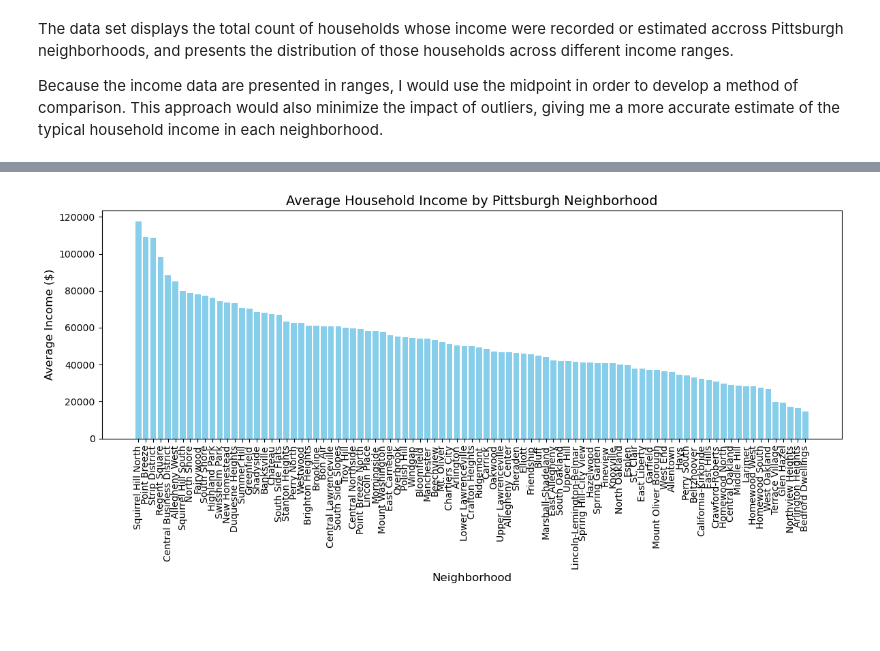
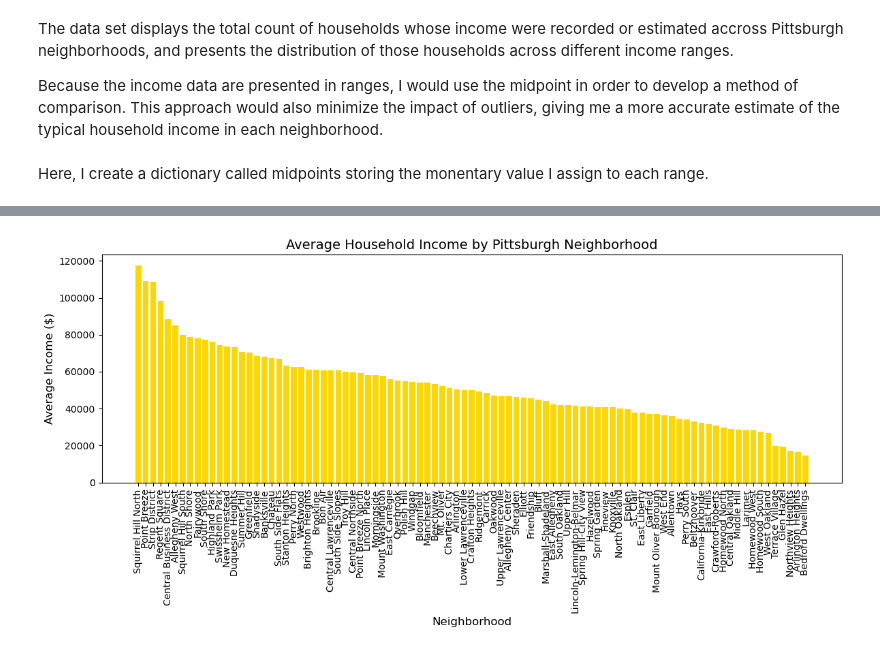
Before and after one commit to NatnaelTegegne/The-best-neighborhood-in-Pittsburgh, a Jupyter notebook: Tony.ipynb, the cells around one changed output, grey strips where cells are left out. Drawn from its saved outputs; the diff is of its cells as text; code cells hidden in the pictures; blank space fills up the shorter version.

```diff
--- a/Tony.ipynb
+++ b/Tony.ipynb
@@ -54,4 +57,6 @@ midpoints = {
     "Estimate; Total: - $150,000 to $199,999": 175000,
     "Estimate; Total: - $200,000 or more": 225000
 }
+# %% [markdown]
+Here, I create a dictionary called midpoints storing the monentary value I assign to each range.
 # %%
@@ -79,14 +94,23 @@ Central Business District     $88,531.50
         Arlington Heights     $16,597.22
         Bedford Dwellings     $14,668.05
 # %%
+# Removes the money sign and commans from the average income column in order to sort it numerically
 sorted_df["Average Income"] = sorted_df["Average Income"].replace('[\$,]', '', regex=True).astype(float)
+
 plt.figure(figsize=(12, 6))
-plt.bar(sorted_df["Neighborhood"], sorted_df["Average Income"], color="skyblue")
+# Creates bar charts with corresponding x and y axis
+plt.bar(sorted_df["Neighborhood"], sorted_df["Average Income"], color="gold")
+# Creates bar chart title
 plt.title("Average Household Income by Pittsburgh Neighborhood", fontsize=14)
+# Labels the x-axis
 plt.xlabel("Neighborhood", fontsize=12)
+# Labels the y-axis
 plt.ylabel("Average Income ($)", fontsize=12)
+# Rotates neighborhood names by 90 degrees
 plt.xticks(rotation=90)
+# Adjusts labels
 plt.tight_layout()
+# Displays bar chart
 plt.show()
 # %% [output]
-[figure, old version]
+[figure, new version]
```
Also changed, not shown: parts of 8 cells of this notebook, 2 other files.
